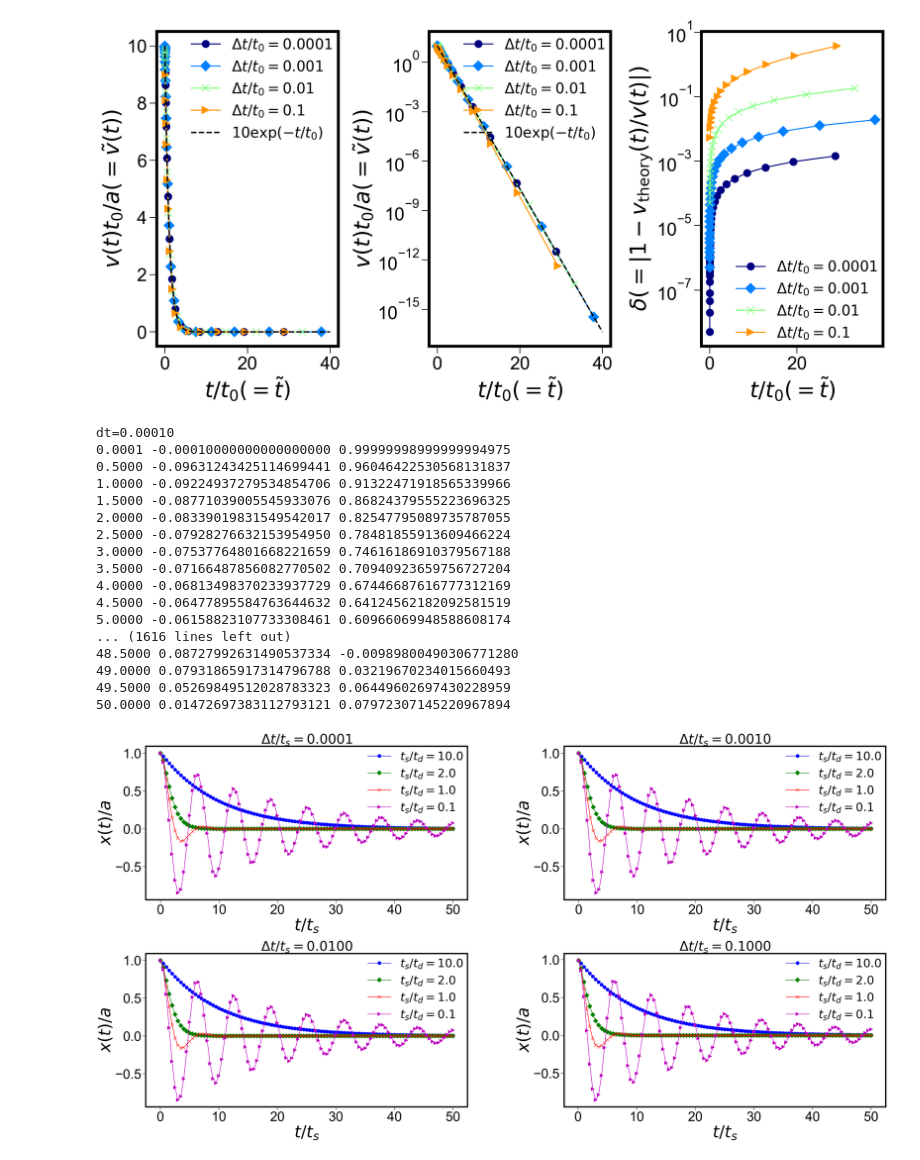
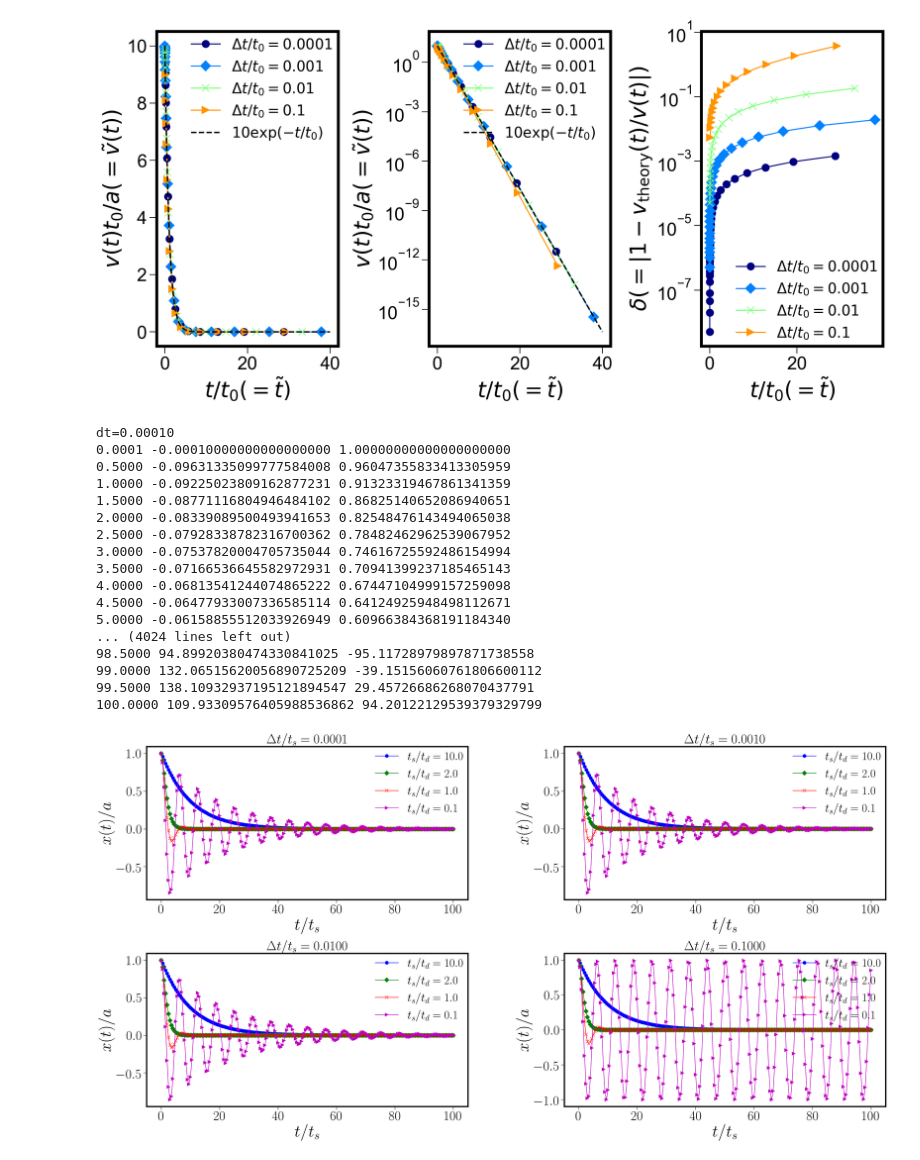
Before and after one commit to TakeshiKawasaki/2023-simulation-training, a Jupyter notebook: 2023_simulation.ipynb, the cells around one changed output. Drawn from its saved outputs; the diff is of its cells as text; code cells hidden in the pictures.

```diff
--- a/2023_simulation.ipynb
+++ b/2023_simulation.ipynb
@@ -274,7 +274,7 @@ plt.show()
 import numpy as np
 import sys
 
-zeta=[10,2,1,0.1]
+zeta=[10.,2.,1.,0.1,0.0]
 dt=[0.0001,0.001,0.01,0.1]
 
 def damp_osci(dt,zeta):
@@ -284,40 +284,42 @@ def damp_osci(dt,zeta):
     i=0
     out=0.
     f = open("./Lecture4/damp_osci_dt{:.4f}_zeta{:.1f}.dat".format(dt,zeta), 'w')
-    while i < (int)(50./dt):
+    while i < (int)(100./dt):
+        v0=v
         v -= zeta*v*dt+x*dt
-        x+=v*dt
+        x+=v0*dt
         i+=1
         if(i*dt >=out):
             print("{:.4f} {:.20f} {:.20f}".format(i*dt,v,x))
             f.write("{:.4f} {:.20f} {:.20f}\n".format(i*dt,v,x))
             out+=0.5
+
     f.close()
 
 
 
 for i in range(0,4):
-    for j in range(0,4):
+    for j in range(0,5):
         print("dt={:.5f}".format(dt[i]))
         damp_osci(dt[i],zeta[j])
 # %% [output]
 dt=0.00010
-0.0001 -0.00010000000000000000 0.99999998999999994975
-0.5000 -0.09631243425114699441 0.96046422530568131837
-1.0000 -0.09224937279534854706 0.91322471918565339966
-1.5000 -0.08771039005545933076 0.86824379555223696325
-2.0000 -0.08339019831549542017 0.82547795089735787055
-2.5000 -0.07928276632153954950 0.78481855913609466224
-3.0000 -0.07537764801668221659 0.74616186910379567188
-3.5000 -0.07166487856082770502 0.70940923659756727204
-4.0000 -0.06813498370233937729 0.67446687616777312169
-4.5000 -0.06477895584763644632 0.64124562182092581519
-5.0000 -0.06158823107733308461 0.60966069948588608174
-... (1616 lines left out)
-48.5000 0.08727992631490537334 -0.00989800490306771280
-49.0000 0.07931865917314796788 0.03219670234015660493
-49.5000 0.05269849512028783323 0.06449602697430228959
-50.0000 0.01472697383112793121 0.07972307145220967894
+0.0001 -0.00010000000000000000 1.00000000000000000000
+0.5000 -0.09631335099777584008 0.96047355833413305959
+1.0000 -0.09225023809162877231 0.91323319467861341359
+1.5000 -0.08771116804946484102 0.86825140652086940651
+2.0000 -0.08339089500493941653 0.82548476143494065038
+2.5000 -0.07928338782316700362 0.78482462962539067952
+3.0000 -0.07537820004705735044 0.74616725592486154994
+3.5000 -0.07166536645582972931 0.70941399237185465143
+4.0000 -0.06813541244074865222 0.67447104999157259098
+4.5000 -0.06477933007336585114 0.64124925948498112671
+5.0000 -0.06158855512033926949 0.60966384368191184340
+... (4024 lines left out)
+98.5000 94.89920380474330841025 -95.11728979897871738558
+99.0000 132.06515620056890725209 -39.15156060761806600112
+99.5000 138.10932937195121894547 29.45726686268070437791
+100.0000 109.93309576405988536862 94.20122129539379329799
 # %%
 import matplotlib
 import matplotlib.pyplot as plt
@@ -332,36 +334,36 @@ plt.rcParams["font.size"] = 40
 fig = plt.figure(figsize=(40,20))
 
 dt=[0.0001,0.001,0.01,0.1]
-zeta=[10,2,1,0.1]
+zeta=[10,2,1,0.1,0]
 
 for j in range(1,5):
     ax = fig.add_subplot(2,2,j)
     t, v0,x0  = np.loadtxt("./Lecture4/damp_osci_dt{:.4f}_zeta{:.1f}.dat".format(dt[j-1],zeta[0]), comments='#', unpack=True)
     t, v1,x1  = np.loadtxt("./Lecture4/damp_osci_dt{:.4f}_zeta{:.1f}.dat".format(dt[j-1],zeta[1]), comments='#', unpack=True)
     t, v2,x2  = np.loadtxt("./Lecture4/damp_osci_dt{:.4f}_zeta{:.1f}.dat".format(dt[j-1],zeta[2]), comments='#', unpack=True)
     t, v3,x3  = np.loadtxt("./Lecture4/damp_osci_dt{:.4f}_zeta{:.1f}.dat".format(dt[j-1],zeta[3]), comments='#', unpack=True)
     plt.title("$\Delta t/t_s ={:.4f}$".format(dt[j-1]),size=40)
     plt.plot(t, x0, "o-",markersize=10,color="b",label=r"$t_s/t_d={:.1f}$".format(zeta[0]))
     plt.plot(t, x1, "D-",markersize=10,color="g",label=r"$t_s/t_d={:.1f}$".format(zeta[1]))
     plt.plot(t, x2, "x-",markersize=10,color="r",label=r"$t_s/t_d={:.1f}$".format(zeta[2]))
     plt.plot(t, x3, ">-",markersize=10,color="m",label=r"$t_s/t_d={:.1f}$".format(zeta[3]))
 
     #########
     plt.tick_params(which='major',width = 1, length = 10)
     plt.tick_params(which='minor',width = 1, length = 5)
     ax.spines['top'].set_linewidth(4)
     ax.spines['bottom'].set_linewidth(4)
     ax.spines['left'].set_linewidth(4)
     ax.spines['right'].set_linewidth(4)
     plt.ylabel(r"$x(t)/a$",color='k', size=50)
     plt.xlabel(r"$t/t_s$",color='k', size=50)
 
     plt.legend(ncol=1, loc=1, borderaxespad=0, fontsize=35,frameon=False)
     #################################
     #図のマージン設定
     plt.subplots_adjust(wspace=0.3, hspace=0.35)
 
 plt.savefig('./Lecture4/damp_osci.png')
 plt.savefig('./Lecture4/damp_osci.pdf')
 # %% [output]
-[figure, old version]
+[figure, new version]
```
Also changed, not shown: parts of 2 cells of this notebook.
